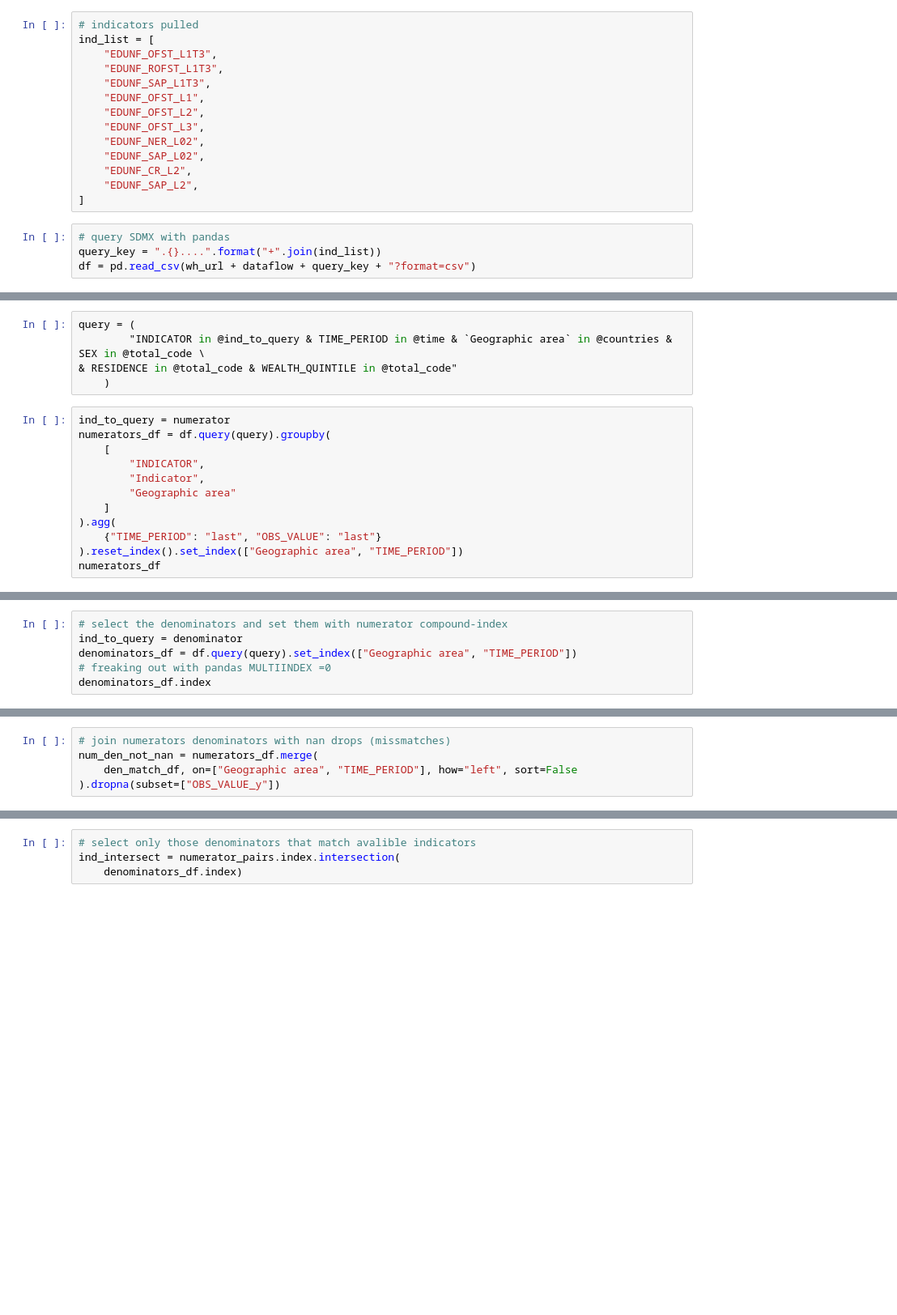
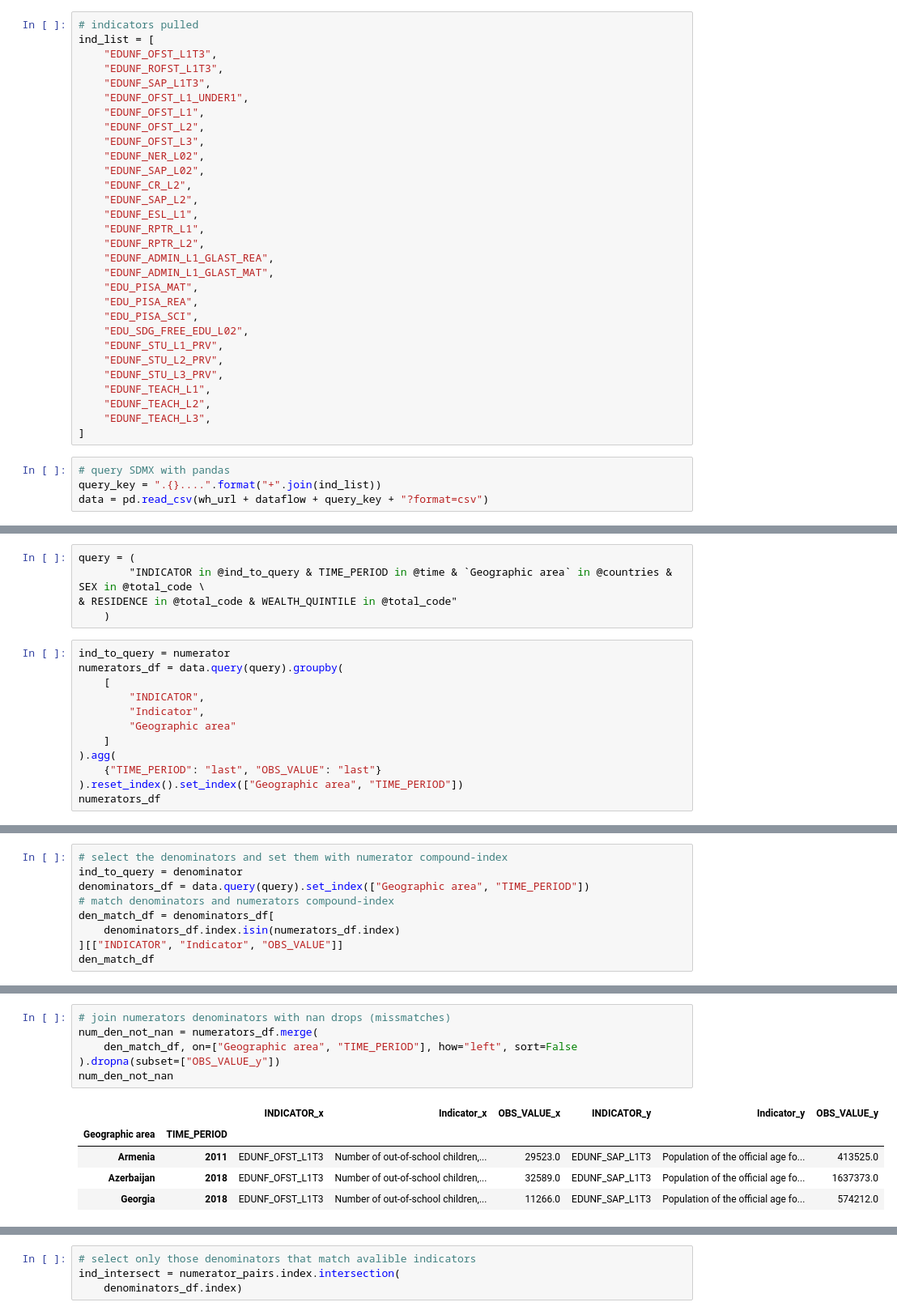
Before and after one commit to UNICEFECAR/dash, a Jupyter notebook: check_on_cards.ipynb, the cells around one changed output, grey strips where cells are left out. Shown: that part at 81% size. Saved outputs shown, nothing was run; the diff lists cells and outputs as text; blank space fills up the shorter version.

```diff
--- a/check_on_cards.ipynb
+++ b/check_on_cards.ipynb
@@ -10,6 +10,7 @@ ind_list = [
     "EDUNF_OFST_L1T3",
     "EDUNF_ROFST_L1T3",
     "EDUNF_SAP_L1T3",
+    "EDUNF_OFST_L1_UNDER1",
     "EDUNF_OFST_L1",
     "EDUNF_OFST_L2",
     "EDUNF_OFST_L3",
@@ -17,8 +18,23 @@ ind_list = [
     "EDUNF_SAP_L02",
     "EDUNF_CR_L2",
     "EDUNF_SAP_L2",
+    "EDUNF_ESL_L1",
+    "EDUNF_RPTR_L1",
+    "EDUNF_RPTR_L2",
+    "EDUNF_ADMIN_L1_GLAST_REA",
+    "EDUNF_ADMIN_L1_GLAST_MAT",
+    "EDU_PISA_MAT",
+    "EDU_PISA_REA",
+    "EDU_PISA_SCI",
+    "EDU_SDG_FREE_EDU_L02",
+    "EDUNF_STU_L1_PRV",
+    "EDUNF_STU_L2_PRV",
+    "EDUNF_STU_L3_PRV",
+    "EDUNF_TEACH_L1",
+    "EDUNF_TEACH_L2",
+    "EDUNF_TEACH_L3",
 ]
 # %%
 # query SDMX with pandas
 query_key = ".{}....".format("+".join(ind_list))
-df = pd.read_csv(wh_url + dataflow + query_key + "?format=csv")
+data = pd.read_csv(wh_url + dataflow + query_key + "?format=csv")
@@ -38,7 +54,7 @@ query = (
     )
 # %%
 ind_to_query = numerator
-numerators_df = df.query(query).groupby(
+numerators_df = data.query(query).groupby(
     [
         "INDICATOR",
         "Indicator",
@@ -54,6 +73,9 @@ numerators_df.index
 # %%
 # select the denominators and set them with numerator compound-index
 ind_to_query = denominator
-denominators_df = df.query(query).set_index(["Geographic area", "TIME_PERIOD"])
-# freaking out with pandas MULTIINDEX =0
-denominators_df.index
+denominators_df = data.query(query).set_index(["Geographic area", "TIME_PERIOD"])
+# match denominators and numerators compound-index
+den_match_df = denominators_df[
+    denominators_df.index.isin(numerators_df.index)
+][["INDICATOR", "Indicator", "OBS_VALUE"]]
+den_match_df
@@ -66,5 +88,12 @@ den_match_df
 # %%
 # join numerators denominators with nan drops (missmatches)
 num_den_not_nan = numerators_df.merge(
     den_match_df, on=["Geographic area", "TIME_PERIOD"], how="left", sort=False
 ).dropna(subset=["OBS_VALUE_y"])
+num_den_not_nan
+# %% [output]
+|  |  | INDICATOR_x | Indicator_x | OBS_VALUE_x | INDICATOR_y | Indicator_y | OBS_VALUE_y |
+| Geographic area | TIME_PERIOD |  |  |  |  |  |  |
+| Armenia | 2011 | EDUNF_OFST_L1T3 | Number of out-of-school children,... | 29523.0 | EDUNF_SAP_L1T3 | Population of the official age fo... | 413525.0 |
+| Azerbaijan | 2018 | EDUNF_OFST_L1T3 | Number of out-of-school children,... | 32589.0 | EDUNF_SAP_L1T3 | Population of the official age fo... | 1637373.0 |
+| Georgia | 2018 | EDUNF_OFST_L1T3 | Number of out-of-school children,... | 11266.0 | EDUNF_SAP_L1T3 | Population of the official age fo... | 574212.0 |
```
Also changed, not shown: parts of 59 cells of this notebook.
